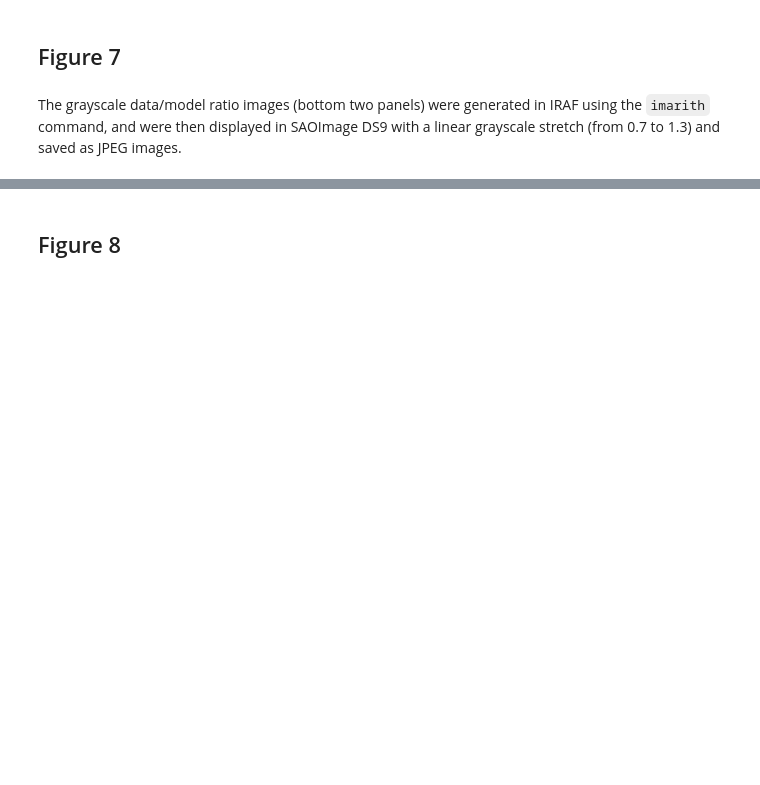
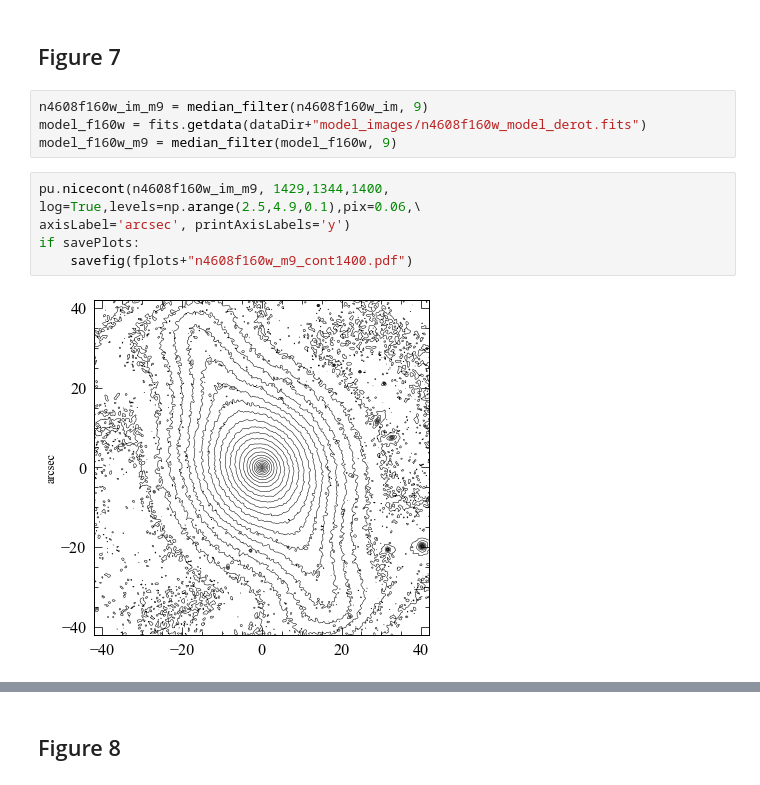
Before and after one commit to perwin/n4608-n4643, a Jupyter notebook: n4608n4643_figures_for_paper.ipynb, the cells around one changed output, grey strips where cells are left out. Drawn from its saved outputs; the diff is of its cells as text; blank space fills up the shorter version.

```diff
--- a/n4608n4643_figures_for_paper.ipynb
+++ b/n4608n4643_figures_for_paper.ipynb
@@ -236,6 +236,14 @@ if savePlots:
 [figure]
 # %% [markdown]
 ## Figure 7
-# %% [markdown]
-The grayscale data/model ratio images (bottom two panels) were generated in IRAF using the `imarith` command,
-and were then displayed in SAOImage DS9 with a linear grayscale stretch (from 0.7 to 1.3) and saved as JPEG images.
+# %%
+n4608f160w_im_m9 = median_filter(n4608f160w_im, 9)
+model_f160w = fits.getdata(dataDir+"model_images/n4608f160w_model_derot.fits")
+model_f160w_m9 = median_filter(model_f160w, 9)
+# %%
+pu.nicecont(n4608f160w_im_m9, 1429,1344,1400, log=True,levels=np.arange(2.5,4.9,0.1),pix=0.06,\
+axisLabel='arcsec', printAxisLabels='y')
+if savePlots:
+    savefig(fplots+"n4608f160w_m9_cont1400.pdf")
+# %% [output]
+[figure, added]
```
Also changed, not shown: parts of 5 cells of this notebook, 2 other files.
